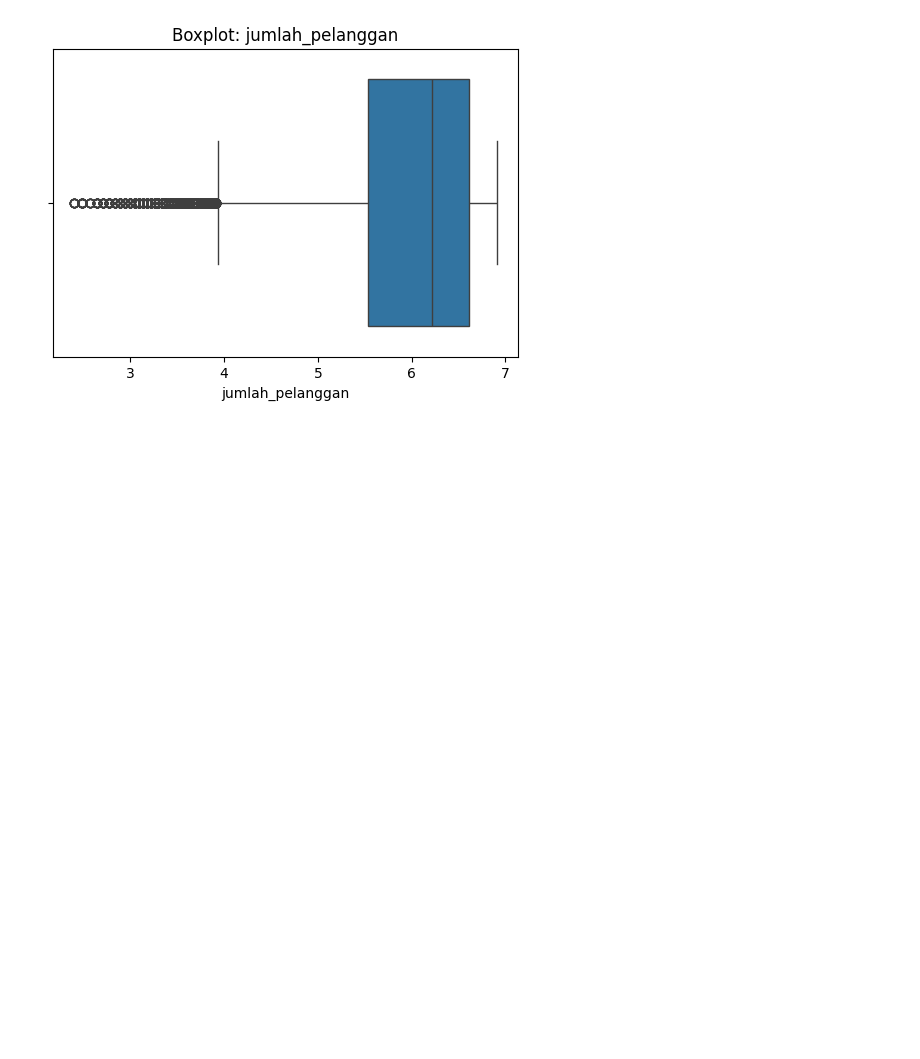
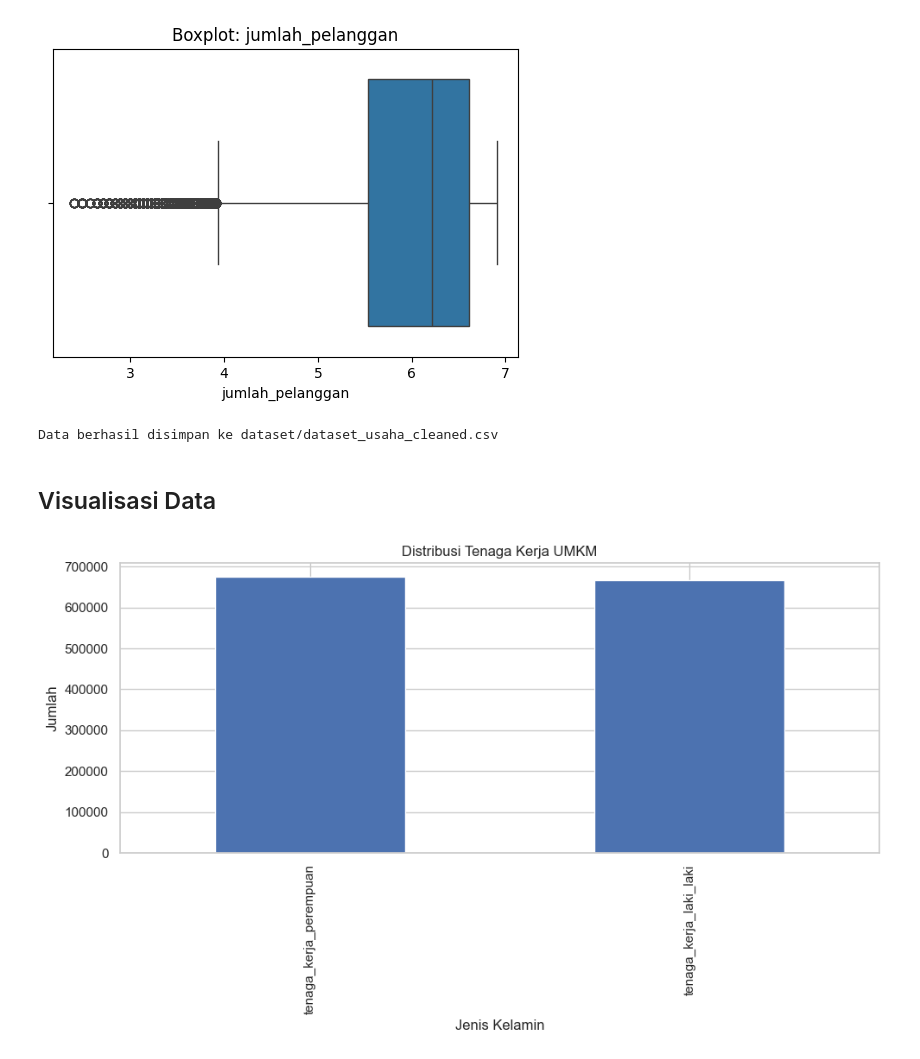
Before and after one commit to ProfDARA/dukunisasi_umkm, a Jupyter notebook: dukunisasiUMKM.ipynb, the cells around one changed output. Drawn from its saved outputs; the diff is of its cells as text; code cells hidden in the pictures; blank space fills up the shorter version.

```diff
--- a/dukunisasiUMKM.ipynb
+++ b/dukunisasiUMKM.ipynb
@@ -441,3 +447,40 @@ for col in num_cols:
 [figure]
 [figure]
 [figure]
+# %%
+# Simpan data yang sudah diproses ke file CSV baru
+df.to_csv("dataset/dataset_usaha_cleaned.csv", index=False)
+print("Data berhasil disimpan ke dataset/dataset_usaha_cleaned.csv")
+# %% [output]
+Data berhasil disimpan ke dataset/dataset_usaha_cleaned.csv
+# %% [markdown]
+## Visualisasi Data
+# %%
+# Setup awal
+sns.set(style="whitegrid")
+plt.rcParams['figure.figsize'] = (10, 6)
+
+# Load data
+df = pd.read_csv("dataset/dataset_usaha_cleaned.csv")
+
+# Preprocessing
+cols_to_numeric = [
+    'tenaga_kerja_perempuan', 'tenaga_kerja_laki_laki', 'aset',
+    'omset', 'kapasitas_produksi', 'laba', 'biaya_karyawan', 'jumlah_pelanggan'
+]
+for col in cols_to_numeric:
+    df[col] = pd.to_numeric(df[col], errors='coerce')
+
+df['tahun_berdiri'] = pd.to_numeric(df['tahun_berdiri'], errors='coerce')
+df = df.dropna()
+# %%
+# Barplot tenaga kerja
+df['total_tenaga_kerja'] = df['tenaga_kerja_perempuan'] + df['tenaga_kerja_laki_laki']
+df[['tenaga_kerja_perempuan', 'tenaga_kerja_laki_laki']].sum().plot(kind='bar')
+plt.title("Distribusi Tenaga Kerja UMKM")
+plt.ylabel("Jumlah")
+plt.xlabel("Jenis Kelamin")
+plt.tight_layout()
+plt.show()
+# %% [output]
+[figure, added]
```
Also changed, not shown: parts of 9 cells of this notebook, 1 other file.
